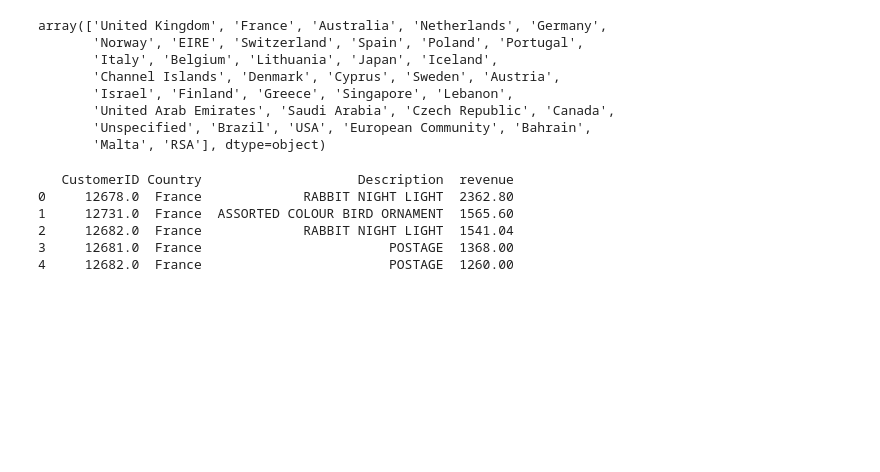
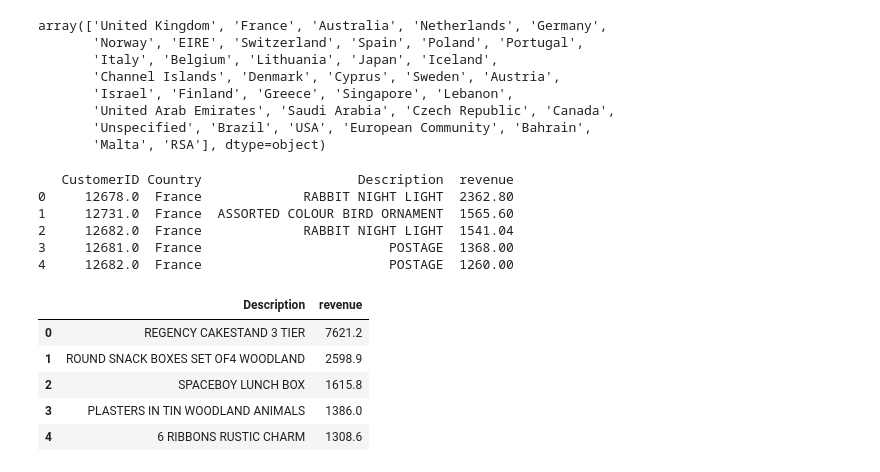
Before and after one commit to mokshithr530/bigdatacheck, a Jupyter notebook: dataset/checkdata2.ipynb, the cells around one changed output. Drawn from its saved outputs; the diff is of its cells as text; code cells hidden in the pictures; blank space fills up the shorter version.

```diff
--- a/dataset/checkdata2.ipynb
+++ b/dataset/checkdata2.ipynb
@@ -324,3 +325,14 @@ print(q2.reset_index())
 2     12682.0  France             RABBIT NIGHT LIGHT  1541.04
 3     12681.0  France                        POSTAGE  1368.00
 4     12682.0  France                        POSTAGE  1260.00
+# %%
+#Which 5 products generated the most revenue in Germany among customers who purchased more than 10 units in a transaction?
+only_german=dfcl.loc[(dfcl["Country"]=="Germany") &(dfcl["Quantity"] > 10)]
+only_german.groupby(["Description"])["revenue"].sum().sort_values(ascending = False).head(5).reset_index()
+# %% [output]
+|  | Description | revenue |
+| 0 | REGENCY CAKESTAND 3 TIER | 7621.2 |
+| 1 | ROUND SNACK BOXES SET OF4 WOODLAND | 2598.9 |
+| 2 | SPACEBOY LUNCH BOX | 1615.8 |
+| 3 | PLASTERS IN TIN WOODLAND ANIMALS | 1386.0 |
+| 4 | 6 RIBBONS RUSTIC CHARM | 1308.6 |
```
Also changed, not shown: parts of 1 cell of this notebook.
